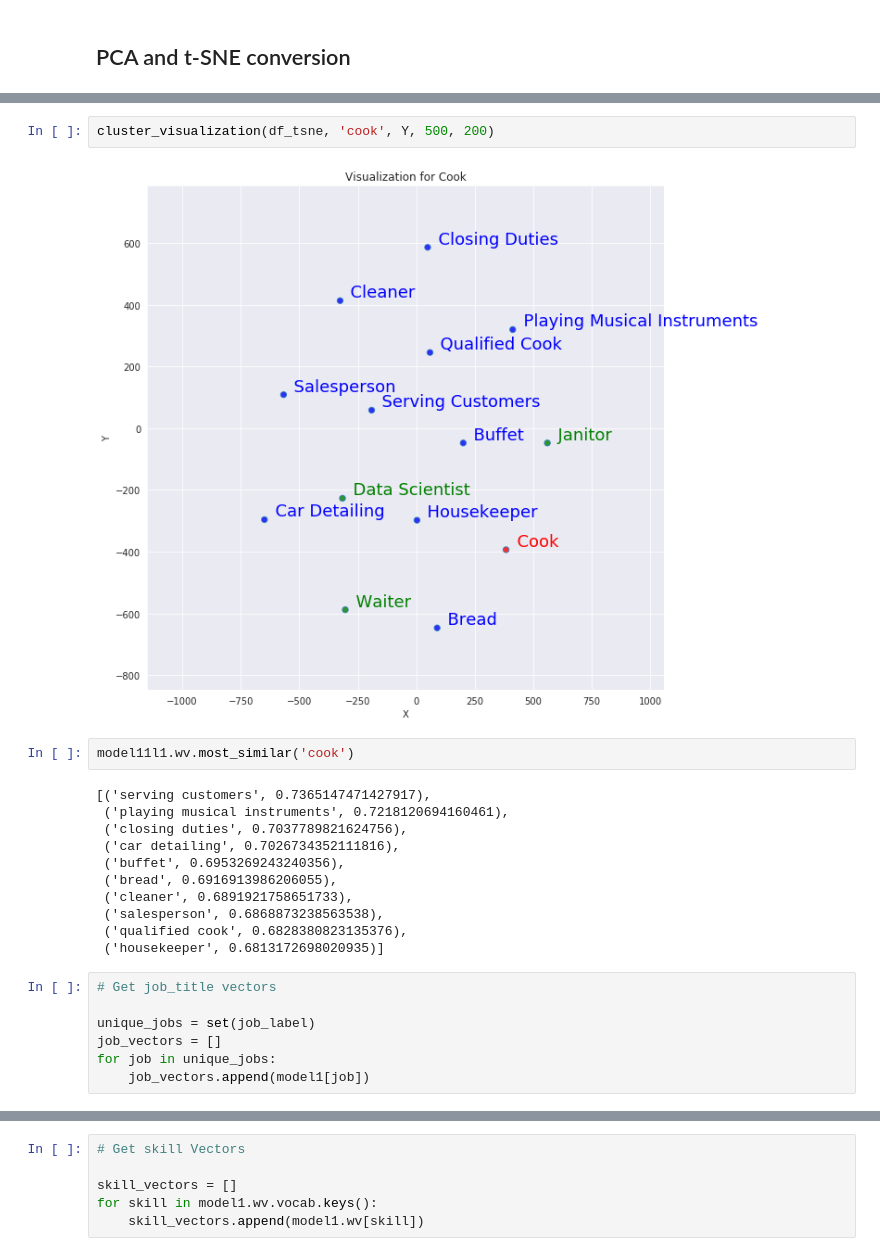
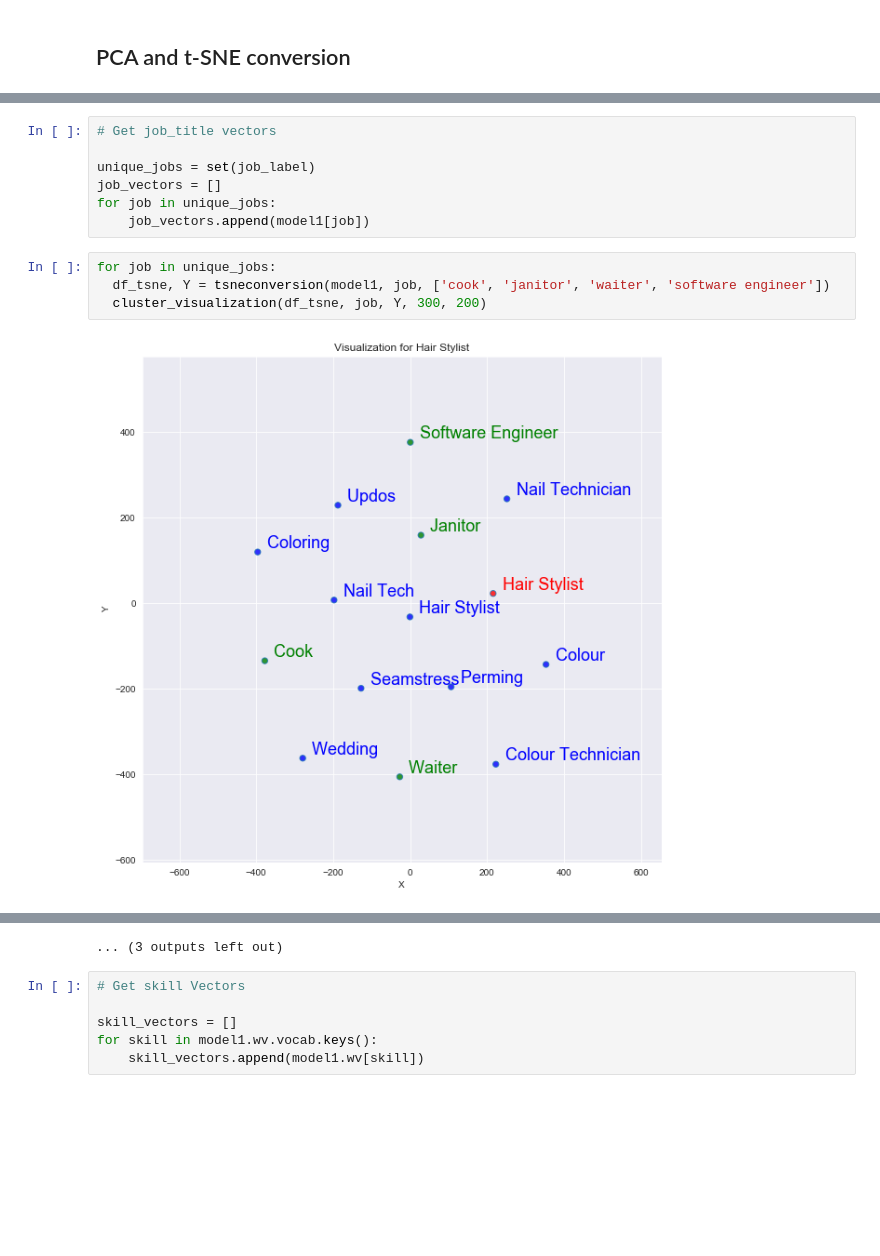
Before and after one commit to btruhand/job-advisor, a Jupyter notebook: doctovec_kmean.ipynb, the cells around one changed output, grey strips where cells are left out. Drawn from its saved outputs; the diff is of its cells as text; blank space fills up the shorter version.

```diff
--- a/doctovec_kmean.ipynb
+++ b/doctovec_kmean.ipynb
@@ -42,20 +133,3 @@ df_tsne, Y = tsneconversion(model1, 'cook', ['data scientist', 'janitor', 'waite
-# %%
-cluster_visualization(df_tsne, 'cook', Y, 500, 200)
-# %% [output]
-[figure, removed]
-# %%
-model11l1.wv.most_similar('cook')
-# %% [output]
-[('serving customers', 0.7365147471427917),
- ('playing musical instruments', 0.7218120694160461),
- ('closing duties', 0.7037789821624756),
- ('car detailing', 0.7026734352111816),
- ('buffet', 0.6953269243240356),
- ('bread', 0.6916913986206055),
- ('cleaner', 0.6891921758651733),
- ('salesperson', 0.6868873238563538),
- ('qualified cook', 0.6828380823135376),
- ('housekeeper', 0.6813172698020935)]
 # %%
 # Get job_title vectors
 
@@ -63,3 +137,9 @@ unique_jobs = set(job_label)
 job_vectors = []
 for job in unique_jobs:
     job_vectors.append(model1[job])
+# %%
+for job in unique_jobs:
+  df_tsne, Y = tsneconversion(model1, job, ['cook', 'janitor', 'waiter', 'software engineer'])
+  cluster_visualization(df_tsne, job, Y, 300, 200)
+# %% [output]
+[figure, added]
@@ -66,3 +157,4 @@ for job in unique_jobs:
+... (3 outputs left out)
 # %%
 # Get skill Vectors
 
```
Also changed, not shown: parts of 11 cells of this notebook, 1 other file.
